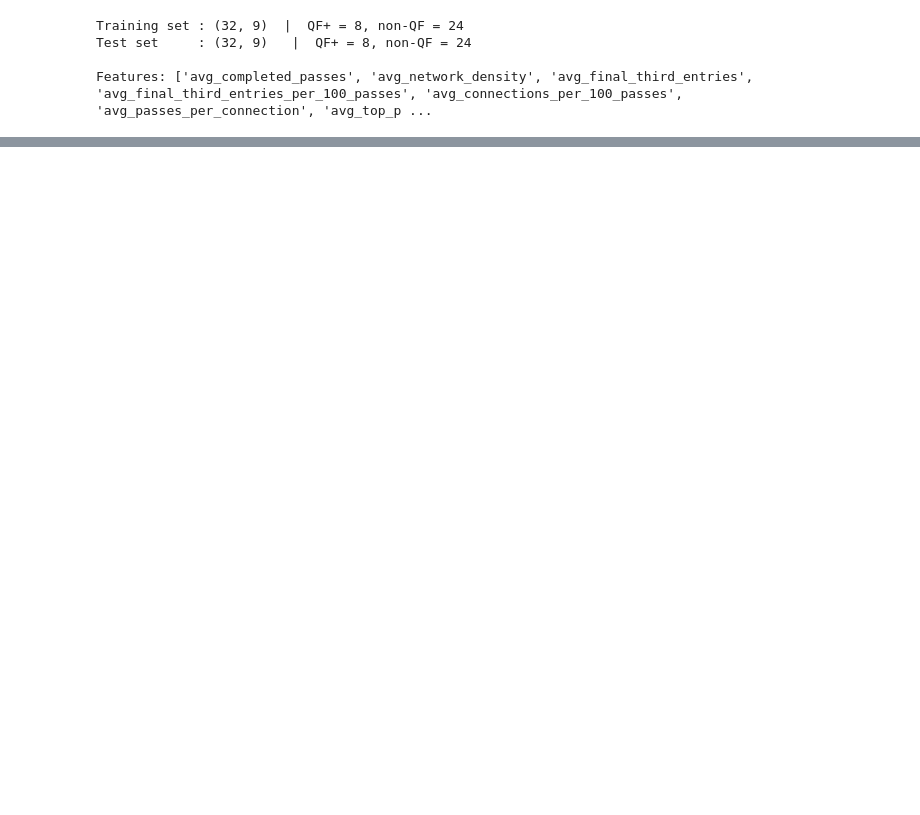
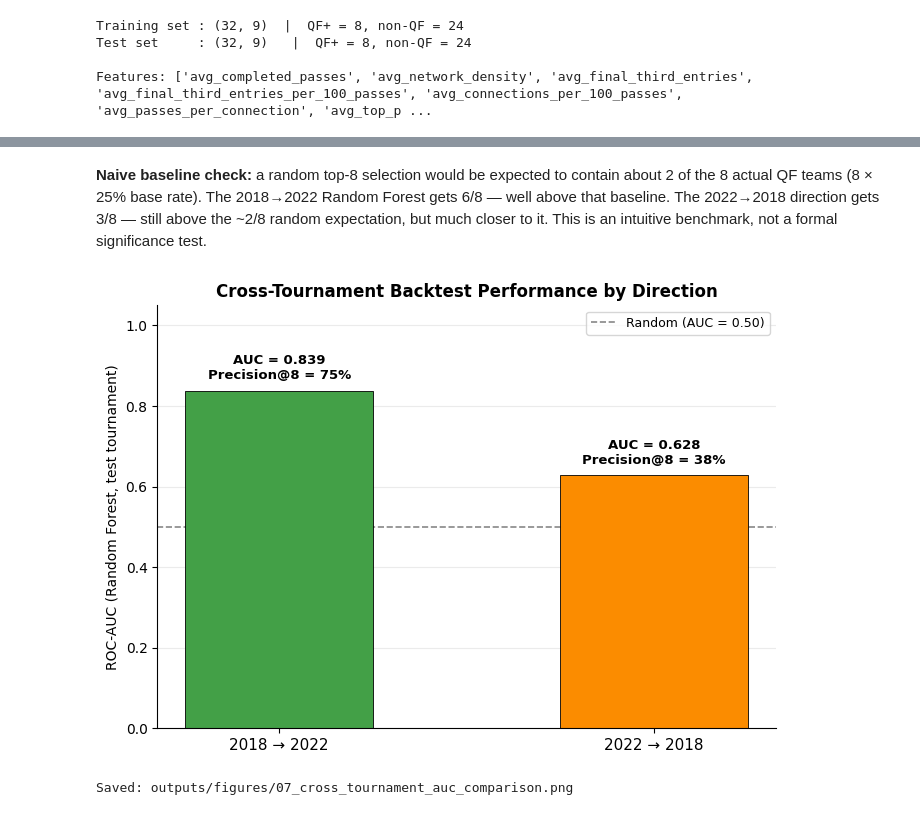
Before and after one commit to NafisaTas1414/WC_PASSING_NETWORKS, a Jupyter notebook: notebooks/07_historical_qf_modeling.ipynb, the cells around one changed output, grey strips where cells are left out. Cells and saved outputs as stored; diff of their text form; code cells hidden in the pictures; blank space fills up the shorter version.

```diff
--- a/notebooks/07_historical_qf_modeling.ipynb
+++ b/notebooks/07_historical_qf_modeling.ipynb
@@ -533,0 +496,39 @@ The signal is real but style-dependent. The model reliably identifies **possessi
+# %% [markdown]
+**Naive baseline check:** a random top-8 selection would be expected to contain about 2 of
+the 8 actual QF teams (8 × 25% base rate). The 2018→2022 Random Forest gets 6/8 — well above
+that baseline. The 2022→2018 direction gets 3/8 — still above the ~2/8 random expectation,
+but much closer to it. This is an intuitive benchmark, not a formal significance test.
+# %%
+# ── Step 19: main comparison visualization — ROC-AUC by backtest direction ─
+directions = ['2018 → 2022', '2022 → 2018']
+aucs       = [rf_auc, rf_auc_r]
+precisions = [hits / 8, hits_r / 8]
+colors     = ['#43A047', '#FB8C00']
+
+fig, ax = plt.subplots(figsize=(7, 5))
+x = np.arange(len(directions))
+
+ax.axhline(0.50, color='#888888', linestyle='--', linewidth=1.2, zorder=1, label='Random (AUC = 0.50)')
+bars = ax.bar(x, aucs, color=colors, width=0.5, zorder=2, edgecolor='black', linewidth=0.6)
+
+for i, (b, auc_v, prec_v) in enumerate(zip(bars, aucs, precisions)):
+    ax.text(b.get_x() + b.get_width() / 2, auc_v + 0.02,
+            f'AUC = {auc_v:.3f}\nPrecision@8 = {prec_v:.0%}',
+            ha='center', va='bottom', fontsize=9.5, fontweight='bold')
+
+ax.set_xticks(x)
+ax.set_xticklabels(directions, fontsize=11)
+ax.set_ylabel('ROC-AUC (Random Forest, test tournament)')
+ax.set_ylim(0, 1.05)
+ax.set_title('Cross-Tournament Backtest Performance by Direction', fontsize=12, fontweight='bold')
+ax.legend(loc='upper right', fontsize=9)
+ax.spines[['top', 'right']].set_visible(False)
+ax.grid(axis='y', alpha=0.25)
+
+plt.tight_layout()
+plt.savefig(FIG_DIR / '07_cross_tournament_auc_comparison.png', dpi=150, bbox_inches='tight')
+plt.show()
+print('Saved: outputs/figures/07_cross_tournament_auc_comparison.png')
+# %% [output]
+[figure, added]
+Saved: outputs/figures/07_cross_tournament_auc_comparison.png
```
Also changed, not shown: parts of 38 cells of this notebook, 17 other files.
